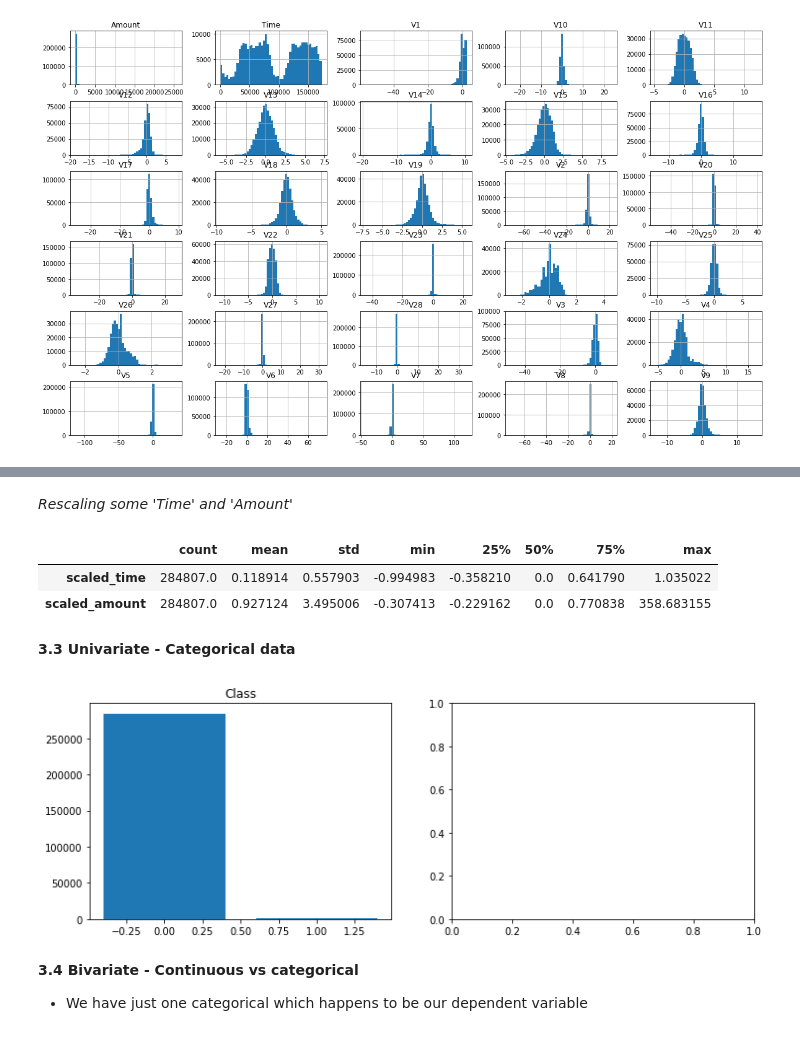
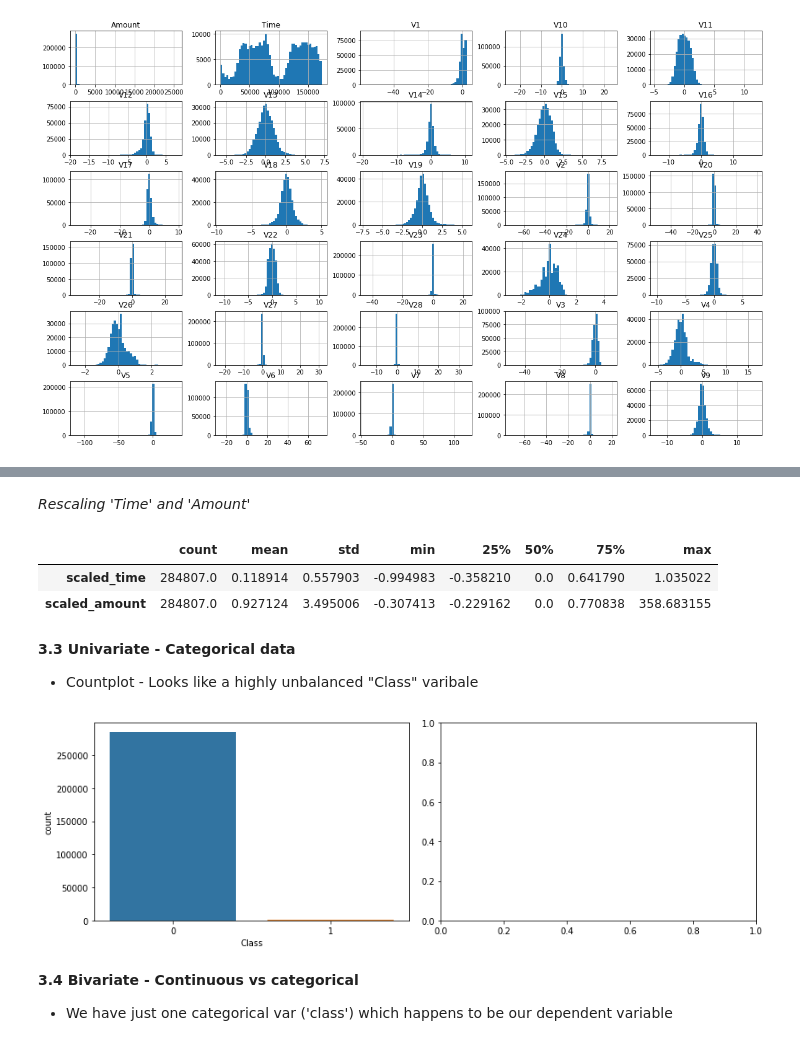
Before and after one commit to SwapnilSParkhe/Machine-Learning, a Jupyter notebook: Projects/Credit Card Fraud Detection/Credit Card Fraud Detection using Anomaly Detection .ipynb, the cells around one changed output, grey strips where cells are left out. Saved outputs shown, nothing was run; the diff lists cells and outputs as text; code cells hidden in the pictures.

```diff
--- a/Projects/Credit Card Fraud Detection/Credit Card Fraud Detection using Anomaly Detection .ipynb
+++ b/Projects/Credit Card Fraud Detection/Credit Card Fraud Detection using Anomaly Detection .ipynb
@@ -148,11 +148,12 @@ plt.show()
 [figure]
 # %%
 #BOX: Checking IQR and potential outliers
-fig, axs = plt.subplots(5,6, figsize=(20,12))
+df.boxplot(figsize=(20,5))   #all together (could do better than this as scales of vars could differ)
+
+fig, axs = plt.subplots(5,6, figsize=(20,20))
 axs = axs.flatten() #flatten() converts the 2d array to 1d
 
-for i, cols in enumerate(df.select_dtypes(exclude=['category'])):
-    ax = axs[i]
-    ax.boxplot(df[cols])
-    ax.set_title(cols)
+for i, col in enumerate(df.select_dtypes(exclude=['category'])):
+    sns.boxplot(y=col,data=df, ax=axs[i])
+    plt.tight_layout()
 # %% [output]
@@ -160,5 +162,5 @@ for i, cols in enumerate(df.select_dtypes(exclude=['category'])):
 # %% [markdown]
-*Rescaling some 'Time' and 'Amount'*
+*Rescaling 'Time' and 'Amount'*
 # %%
 #Rescaling Amount and Time as well as most vars are scaled (V1 to V28) except them
 from sklearn.preprocessing import StandardScaler, RobustScaler   #RobustScaler robust to outliers
@@ -173,17 +175,19 @@ df[['scaled_time', 'scaled_amount']].describe().transpose()
 | scaled_amount | 284807.0 | 0.927124 | 3.495006 | -0.307413 | -0.229162 | 0.0 | 0.770838 | 358.683155 |
 # %% [markdown]
 **3.3 Univariate - Categorical data**
+
+- Countplot - Looks like a highly unbalanced "Class" varibale
 # %%
 #COUNTPLOT: Checking value_counts -> Highly skewed data
 fig, axs = plt.subplots(1,2, figsize=(12,4))
 axs = axs.flatten()
+
 for i, cols in enumerate(df.select_dtypes(include=['category']).columns):
-    ax = axs[i]
     #print(df[cols].value_counts()/len(df)*100)
-    ax.bar(np.array(df['Class'].value_counts().index),df[cols].value_counts().values)
-    ax.set_title(cols)
+    sns.countplot(x='Class', data=df, ax=axs[i])
+    plt.tight_layout()
 # %% [output]
-[figure, old version]
+[figure, new version]
 # %% [markdown]
 **3.4 Bivariate - Continuous vs categorical**
-- We have just one categorical which happens to be our dependent variable
+- We have just one categorical var ('class') which happens to be our dependent variable
```
Also changed, not shown: parts of 6 cells of this notebook.
